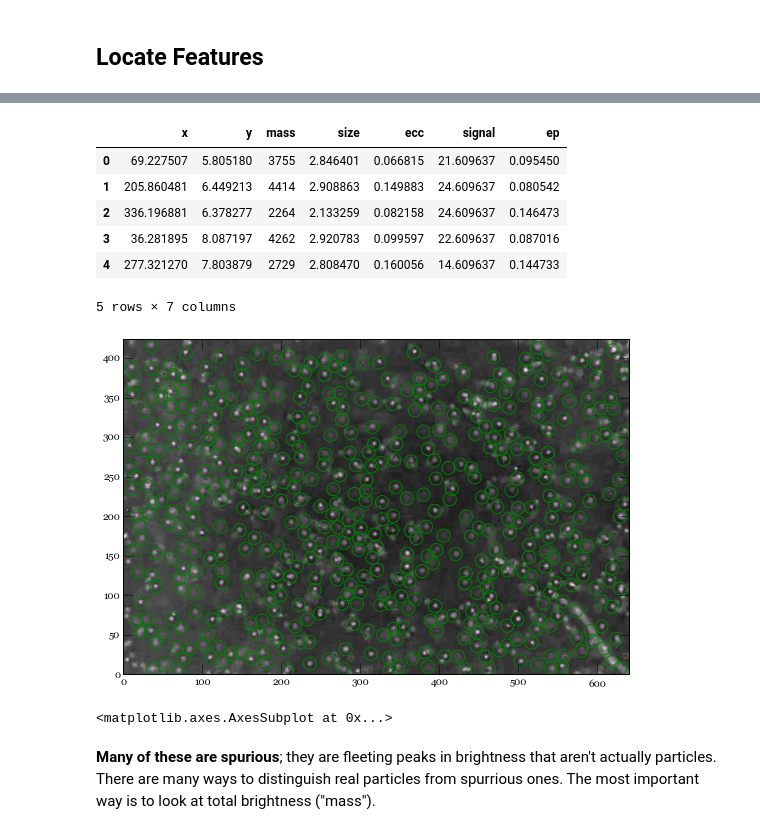
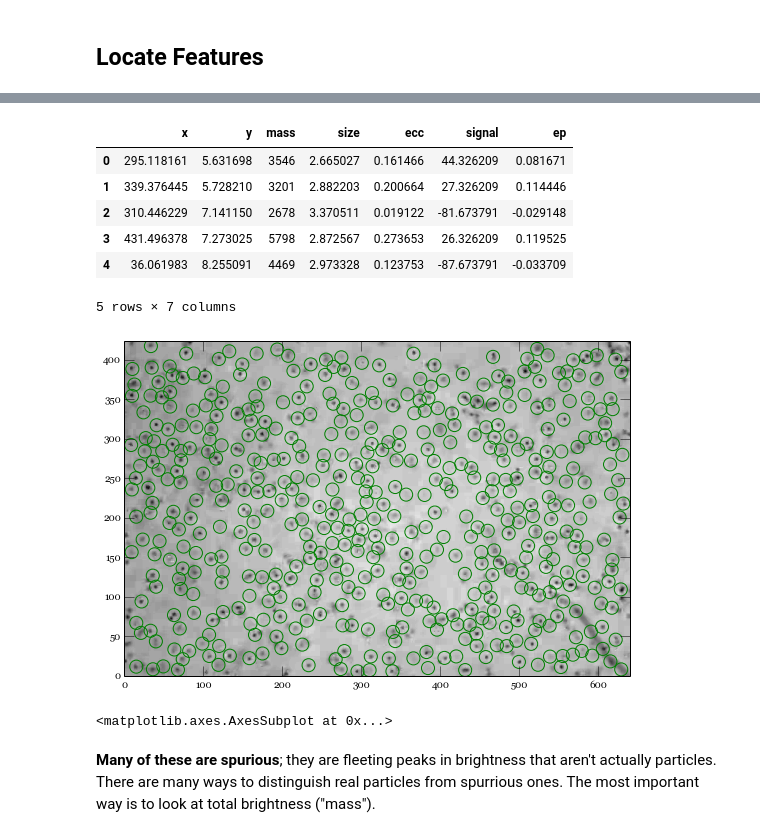
Before and after one commit to soft-matter/trackpy, a Jupyter notebook: examples/walkthrough.ipynb, the cells around one changed output, grey strips where cells are left out. Cells and saved outputs as stored; diff of their text form; code cells hidden in the pictures.

```diff
--- a/examples/walkthrough.ipynb
+++ b/examples/walkthrough.ipynb
@@ -26,2 +46,5 @@ Load a video file as a frames. This object is an iterator that returns a frame e
 # %%
-frames = tp.Video('../trackpy/tests/water/bulk-water.mov')
+def gray(image):
+    return image[:, :, 0]
+
+frames = tp.Video('../trackpy/tests/water/bulk-water.mov', process_func=gray)
@@ -47,3 +64,3 @@ Locate bright features with a diameter of about 11 px. The size must be an odd i
 # %%
-f = tp.locate(frames[5], 11)
+f = tp.locate(frames[0], 11, invert=True)
 # %% [markdown]
@@ -58,16 +77,16 @@ f = tp.locate(frames[5], 11)
 f.head() # shows the first few rows of data
 # %% [output]
 |  | x | y | mass | size | ecc | signal | ep |
-| 0 | 69.227507 | 5.805180 | 3755 | 2.846401 | 0.066815 | 21.609637 | 0.095450 |
-| 1 | 205.860481 | 6.449213 | 4414 | 2.908863 | 0.149883 | 24.609637 | 0.080542 |
-| 2 | 336.196881 | 6.378277 | 2264 | 2.133259 | 0.082158 | 24.609637 | 0.146473 |
-| 3 | 36.281895 | 8.087197 | 4262 | 2.920783 | 0.099597 | 22.609637 | 0.087016 |
-| 4 | 277.321270 | 7.803879 | 2729 | 2.808470 | 0.160056 | 14.609637 | 0.144733 |
+| 0 | 295.118161 | 5.631698 | 3546 | 2.665027 | 0.161466 | 44.326209 | 0.081671 |
+| 1 | 339.376445 | 5.728210 | 3201 | 2.882203 | 0.200664 | 27.326209 | 0.114446 |
+| 2 | 310.446229 | 7.141150 | 2678 | 3.370511 | 0.019122 | -81.673791 | -0.029148 |
+| 3 | 431.496378 | 7.273025 | 5798 | 2.872567 | 0.273653 | 26.326209 | 0.119525 |
+| 4 | 36.061983 | 8.255091 | 4469 | 2.973328 | 0.123753 | -87.673791 | -0.033709 |
 5 rows × 7 columns
 # %%
-tp.annotate(f, frames[5])
+tp.annotate(f, frames[0])
 # %% [output]
-[figure, old version]
+[figure, new version]
 <matplotlib.axes.AxesSubplot at 0x...>
 # %% [markdown]
 **Many of these are spurious**; they are fleeting peaks in brightness that aren't actually particles. There are many ways to distinguish real particles from spurrious ones. The most important way is to look at total brightness ("mass").
```
Also changed, not shown: parts of 39 cells of this notebook.
